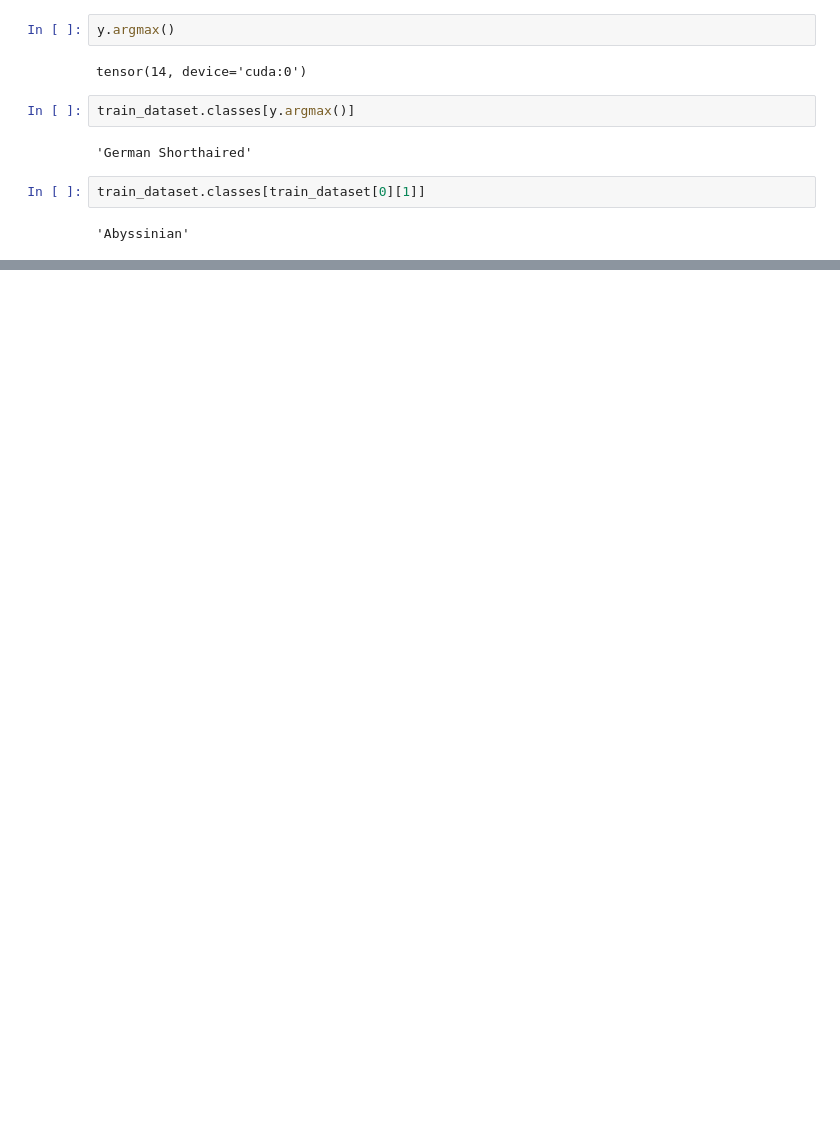
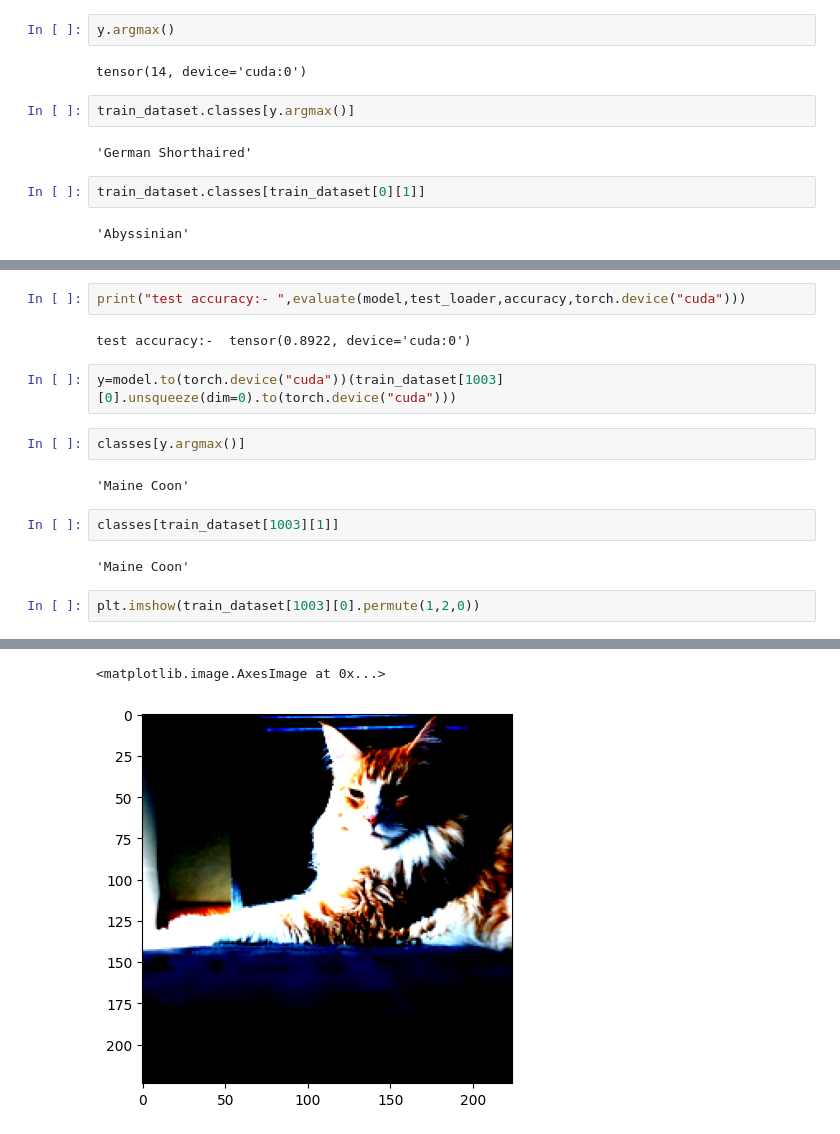
Before and after one commit to Gkemhcs/deeplearning-pytorch-notebooks, a Jupyter notebook: cnn_1.ipynb, the cells around one changed output, grey strips where cells are left out. Cells and saved outputs as stored; diff of their text form; blank space fills up the shorter version.

```diff
--- a/cnn_1.ipynb
+++ b/cnn_1.ipynb
@@ -377,0 +574,17 @@ train_dataset.classes[train_dataset[0][1]]
+# %%
+print("test accuracy:- ",evaluate(model,test_loader,accuracy,torch.device("cuda")))
+# %% [output]
+test accuracy:-  tensor(0.8922, device='cuda:0')
+# %%
+y=model.to(torch.device("cuda"))(train_dataset[1003][0].unsqueeze(dim=0).to(torch.device("cuda")))
+# %%
+classes[y.argmax()]
+# %% [output]
+'Maine Coon'
+# %%
+classes[train_dataset[1003][1]]
+# %% [output]
+'Maine Coon'
+# %%
+plt.imshow(train_dataset[1003][0].permute(1,2,0))
+# %% [output]
@@ -377,0 +592,2 @@ train_dataset.classes[train_dataset[0][1]]
+<matplotlib.image.AxesImage at 0x...>
+[figure, added]
```
Also changed, not shown: parts of 41 cells of this notebook.
